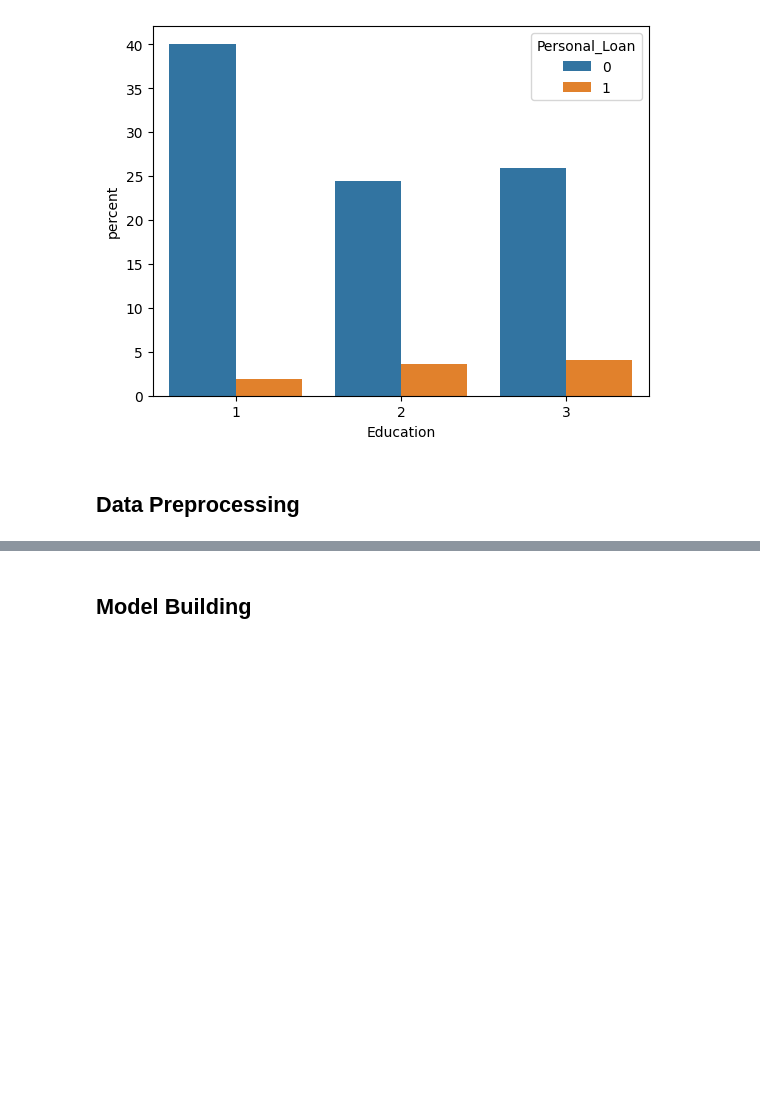
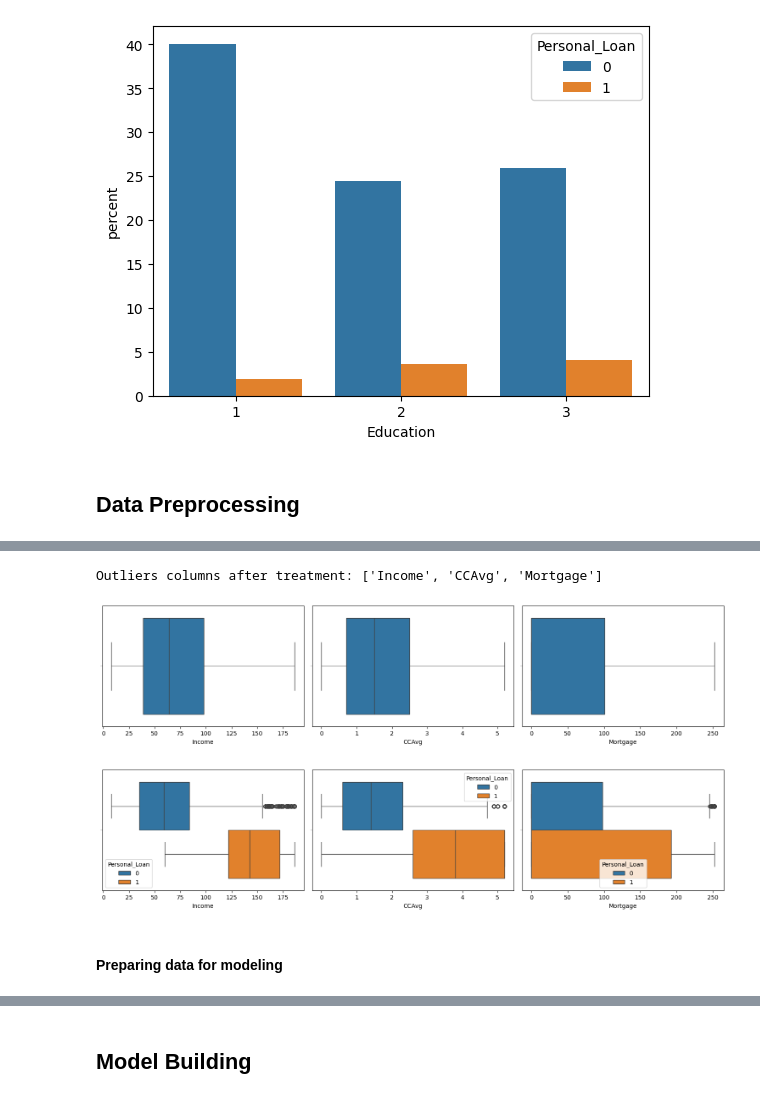
Before and after one commit to Celsius1313/AdvancedAnalyticsML01, a Jupyter notebook: ML_Project_Loan_Prediction_Celsio_Cosme.ipynb, the cells around one changed output, grey strips where cells are left out. Saved outputs shown, nothing was run; the diff lists cells and outputs as text; code cells hidden in the pictures; blank space fills up the shorter version.

```diff
--- a/ML_Project_Loan_Prediction_Celsio_Cosme.ipynb
+++ b/ML_Project_Loan_Prediction_Celsio_Cosme.ipynb
@@ -416,0 +460,24 @@ sns.countplot(df, x="Education", stat="percent", hue="Personal_Loan");
+# %%
+
+for col in outliers_Columns:
+     df[col] = np.clip(df[col], 0, upper_whisker[col])
+
+print("Outliers columns after treatment:", outliers_Columns)
+
+plt.figure(figsize=(15,10))
+for index, column in enumerate(outliers_Columns):
+    plt.subplot(3, 3, index+1)
+    sns.boxplot(df, x=column)
+    plt.tight_layout();
+
+plt.figure(figsize=(15,10))
+for index, column in enumerate(outliers_Columns):
+    plt.subplot(3, 3, index+1)
+    sns.boxplot(df, x=column, hue="Personal_Loan")
+    plt.tight_layout();
+# %% [output]
+Outliers columns after treatment: ['Income', 'CCAvg', 'Mortgage']
+[figure, added]
+[figure, added]
+# %% [markdown]
+#### **Preparing data for modeling**
```
Also changed, not shown: parts of 59 cells of this notebook.
